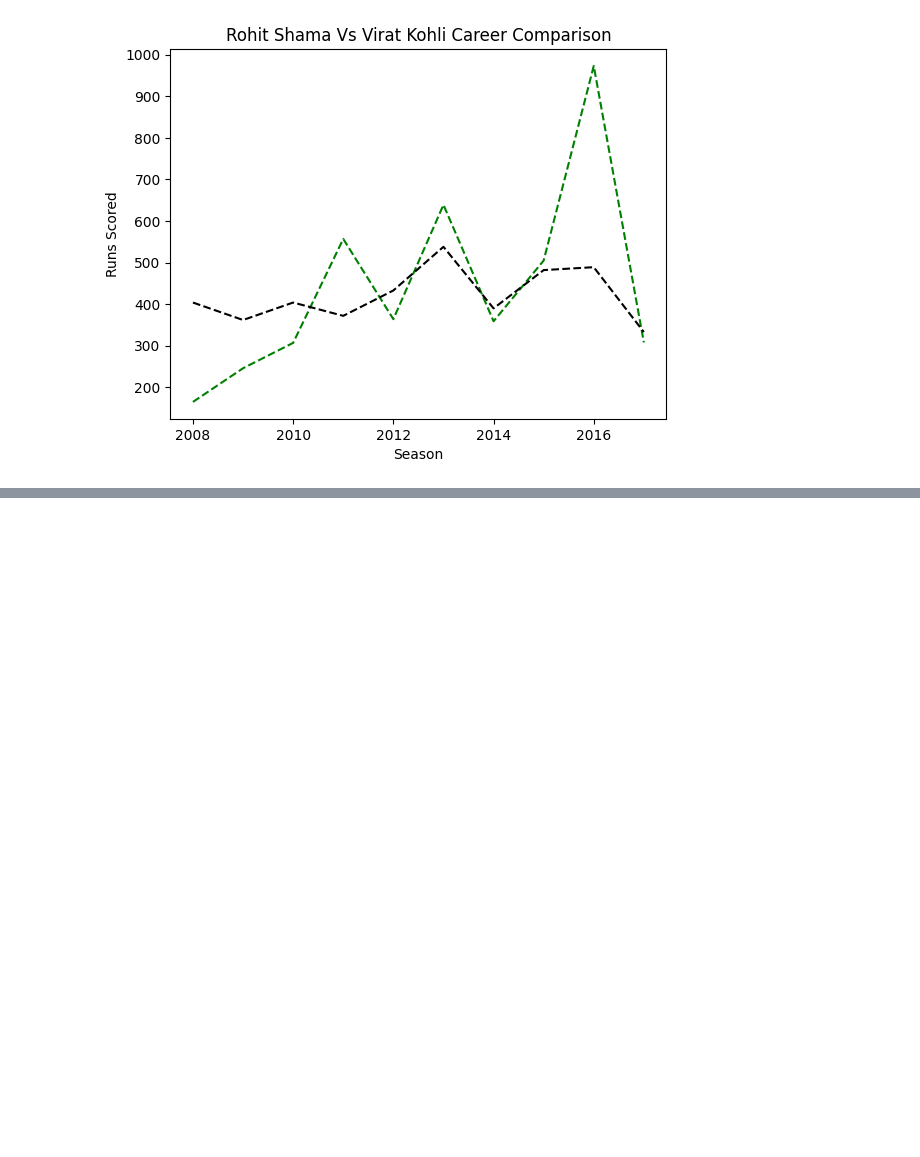
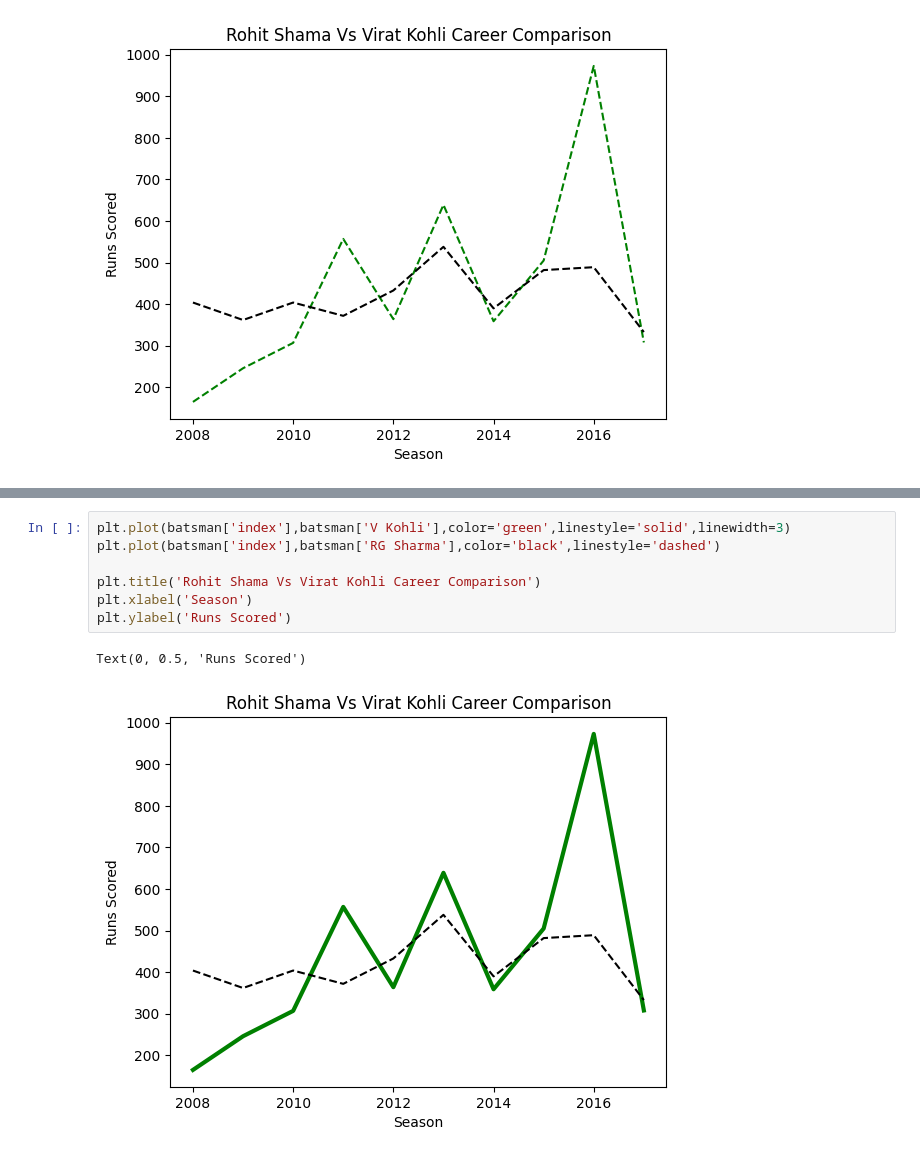
Before and after one commit to Priya-Rathor/Machine-learning, a Jupyter notebook: Day7-matplotlib/basic.ipynb, the cells around one changed output, grey strips where cells are left out. Drawn from its saved outputs; the diff is of its cells as text; blank space fills up the shorter version.

```diff
--- a/Day7-matplotlib/basic.ipynb
+++ b/Day7-matplotlib/basic.ipynb
@@ -87,0 +98,10 @@ Text(0, 0.5, 'Runs Scored')
+# %%
+plt.plot(batsman['index'],batsman['V Kohli'],color='green',linestyle='solid',linewidth=3)
+plt.plot(batsman['index'],batsman['RG Sharma'],color='black',linestyle='dashed')
+
+plt.title('Rohit Shama Vs Virat Kohli Career Comparison')
+plt.xlabel('Season')
+plt.ylabel('Runs Scored')
+# %% [output]
+Text(0, 0.5, 'Runs Scored')
+[figure, added]
```
Also changed, not shown: parts of 11 cells of this notebook.
